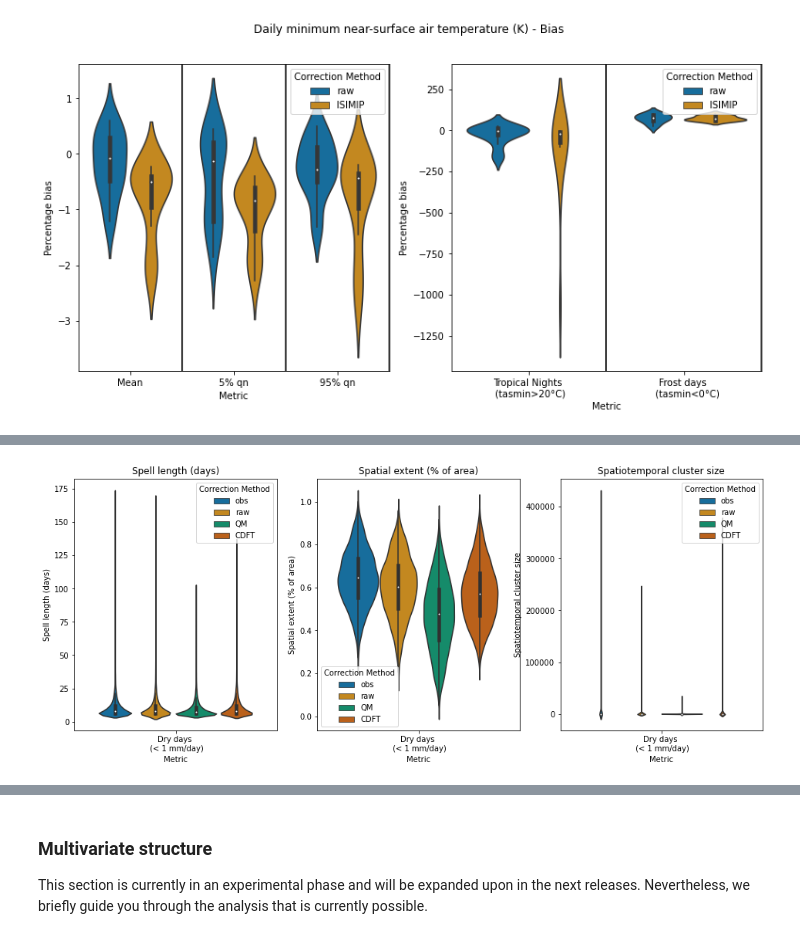
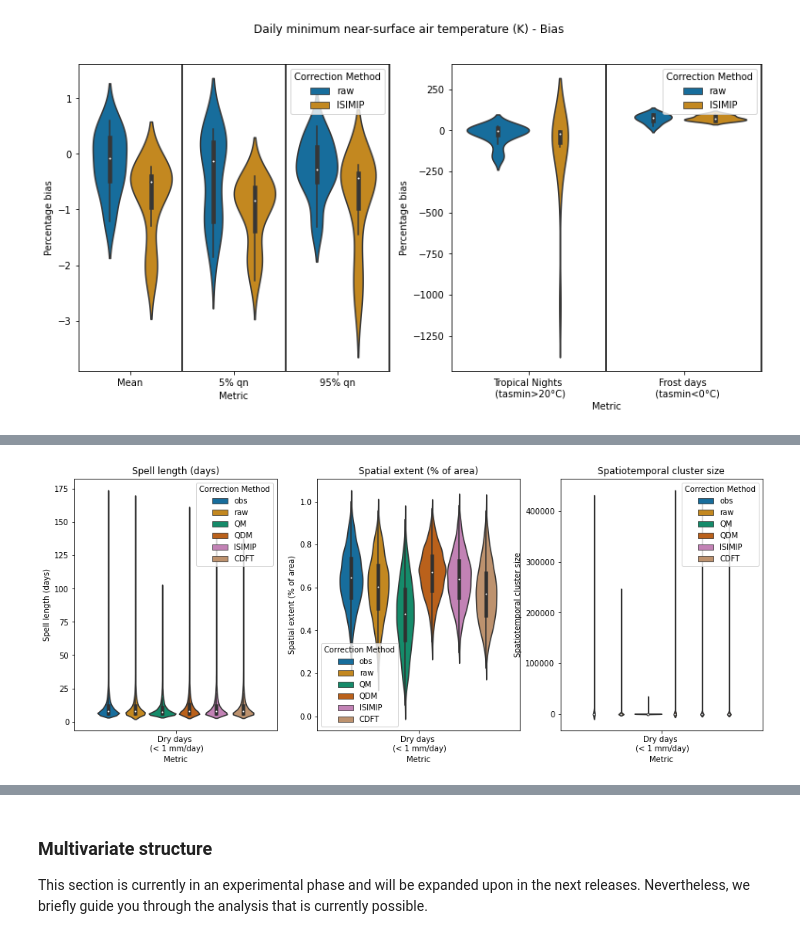
Before and after one commit to ecmwf-projects/ibicus, a Jupyter notebook: notebooks/evaluation_notebook_v5.ipynb, the cells around one changed output, grey strips where cells are left out. Saved outputs shown, nothing was run; the diff lists cells and outputs as text; code cells hidden in the pictures.

```diff
--- a/notebooks/evaluation_notebook_v5.ipynb
+++ b/notebooks/evaluation_notebook_v5.ipynb
@@ -194,4 +191,4 @@ INFO:root:----- Running debiasing for variable: Daily mean near-surface air temp
 # %%
 pr_debiaser_QDM = QuantileDeltaMapping.from_variable(variable = "pr")
-pr_val_debiased_QDM = pr_debiaser_QDM.apply(pr_obs, pr_cm_hist, pr_cm_validate, time_obs = pr_time_obs, time_cm_hist = pr_time_cm_hist, time_cm_future = pr_time_cm_validate, verbosity='ERRORS_ONLY')
-pr_fut_debiased_QDM = pr_debiaser_QDM.apply(pr_obs, pr_cm_hist, pr_cm_future, time_obs = pr_time_obs, time_cm_hist = pr_time_cm_hist, time_cm_future = pr_time_cm_future, verbosity='ERRORS_ONLY')
+pr_val_debiased_QDM = pr_debiaser_QDM.apply(pr_obs, pr_cm_hist, pr_cm_validate, time_obs = pr_time_obs, time_cm_hist = pr_time_cm_hist, time_cm_future = pr_time_cm_validate, verbosity='ERRORS_ONLY', parallel=True)
+pr_fut_debiased_QDM = pr_debiaser_QDM.apply(pr_obs, pr_cm_hist, pr_cm_future, time_obs = pr_time_obs, time_cm_hist = pr_time_cm_hist, time_cm_future = pr_time_cm_future, verbosity='ERRORS_ONLY', parallel=True)
@@ -207,0 +197,8 @@ pr_fut_debiased_QM = pr_debiaser_QM.apply(pr_obs, pr_cm_hist, pr_cm_future, verb
+# %%
+tas_debiaser_QM = QuantileMapping.from_variable(variable = "tas")
+tas_val_debiased_QM = tas_debiaser_QM.apply(tas_obs, tas_cm_hist, tas_cm_validate, verbosity='INFO')
+tas_fut_debiased_QM = tas_debiaser_QM.apply(tas_obs, tas_cm_hist, tas_cm_future, verbosity='INFO')
+
+pr_debiaser_QM = QuantileMapping.from_variable(variable = "pr")
+pr_val_debiased_QM = pr_debiaser_QM.apply(pr_obs, pr_cm_hist, pr_cm_validate, verbosity='INFO')
+pr_fut_debiased_QM = pr_debiaser_QM.apply(pr_obs, pr_cm_hist, pr_cm_future, verbosity='INFO')
@@ -238 +243,3 @@ tasmax_metrics = [summer_days, icing_days]
+# %%
+dry_days.threshold_type ="lower"
 # %% [markdown]
@@ -337,8 +369,8 @@ dry_spell_length = dry_days.calculate_spell_length(minimum_length = 4, obs = pr_
 # %%
 dry_days.violinplots_clusters(minimum_length = 4, obs = pr_obs_validate,
                               raw = pr_cm_validate, QM = pr_val_debiased_QM,
-                              #QDM = pr_val_debiased_QDM,
-                              #ISIMIP = pr_val_debiased_ISIMIP,
+                              QDM = pr_val_debiased_QDM,
+                              ISIMIP = pr_val_debiased_ISIMIP,
                               CDFT = pr_val_debiased_CDFT)
 # %% [output]
-[figure, old version]
+[figure, new version]
```
Also changed, not shown: parts of 63 cells of this notebook, 3 other files.
